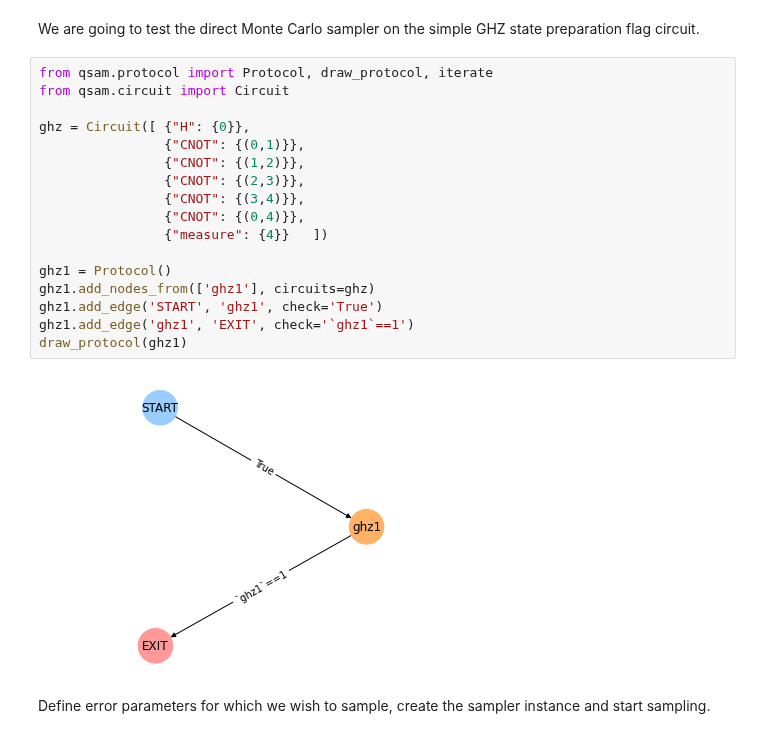
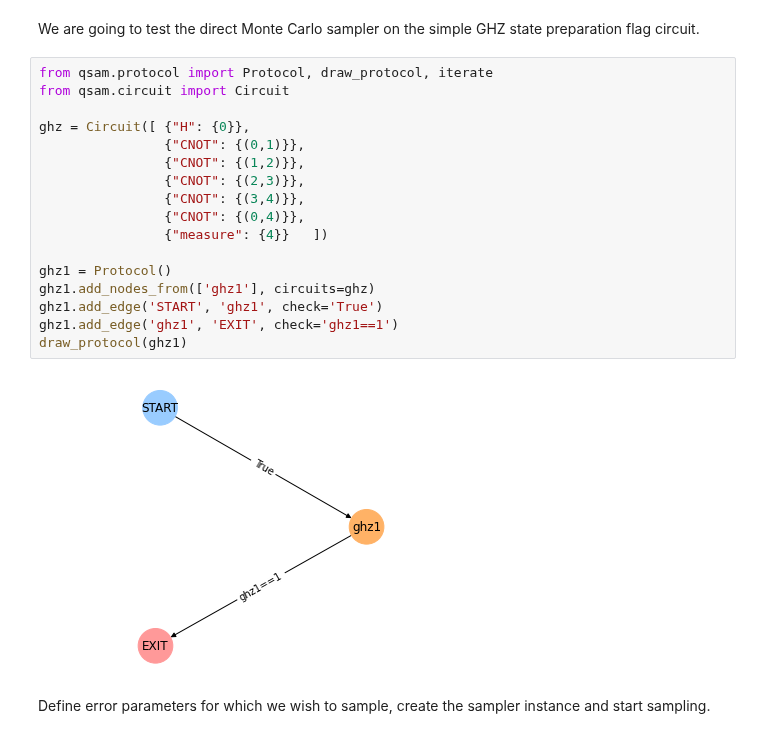
Before and after one commit to dpwinter/qsample, a Jupyter notebook: 05_samplers.ipynb, the cells around one changed output. Drawn from its saved outputs; the diff is of its cells as text.

```diff
--- a/05_samplers.ipynb
+++ b/05_samplers.ipynb
@@ -71,22 +71,22 @@ We are going to test the direct Monte Carlo sampler on the simple GHZ state prep
 # %%
 from qsam.protocol import Protocol, draw_protocol, iterate
 from qsam.circuit import Circuit
 
 ghz = Circuit([ {"H": {0}},
                 {"CNOT": {(0,1)}},
                 {"CNOT": {(1,2)}},
                 {"CNOT": {(2,3)}},
                 {"CNOT": {(3,4)}},
                 {"CNOT": {(0,4)}},
                 {"measure": {4}}   ])
 
 ghz1 = Protocol()
 ghz1.add_nodes_from(['ghz1'], circuits=ghz)
 ghz1.add_edge('START', 'ghz1', check='True')
-ghz1.add_edge('ghz1', 'EXIT', check='`ghz1`==1')
+ghz1.add_edge('ghz1', 'EXIT', check='ghz1==1')
 draw_protocol(ghz1)
 # %% [output]
-[figure, old version]
+[figure, new version]
 # %% [markdown]
 Define error parameters for which we wish to sample, create the sampler instance and start sampling.
 # %%
```
Also changed, not shown: parts of 2 cells of this notebook, 15 other files.
